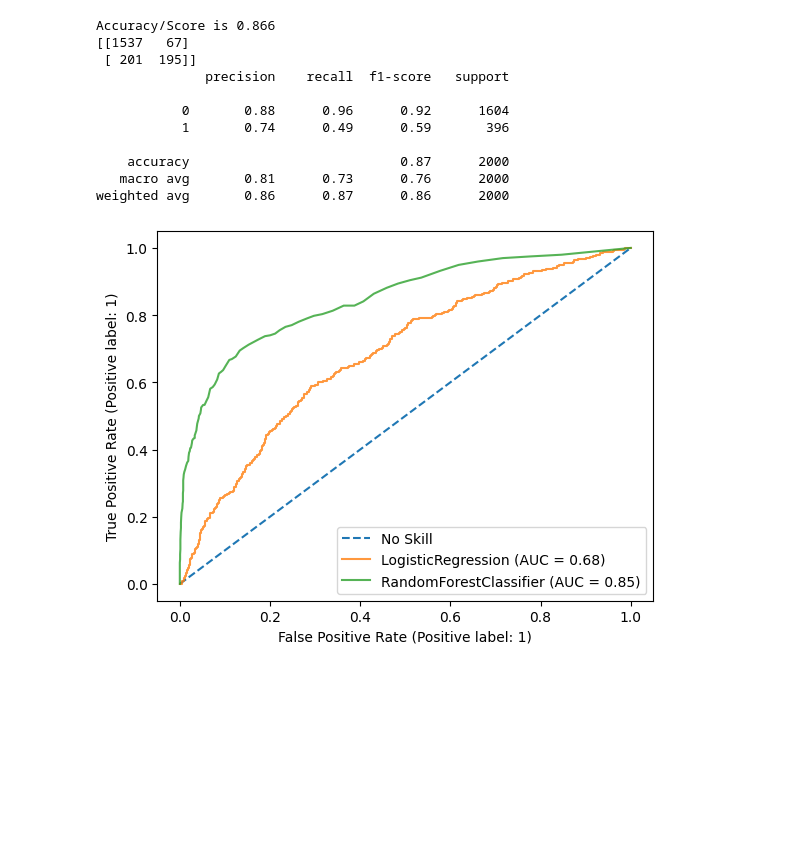
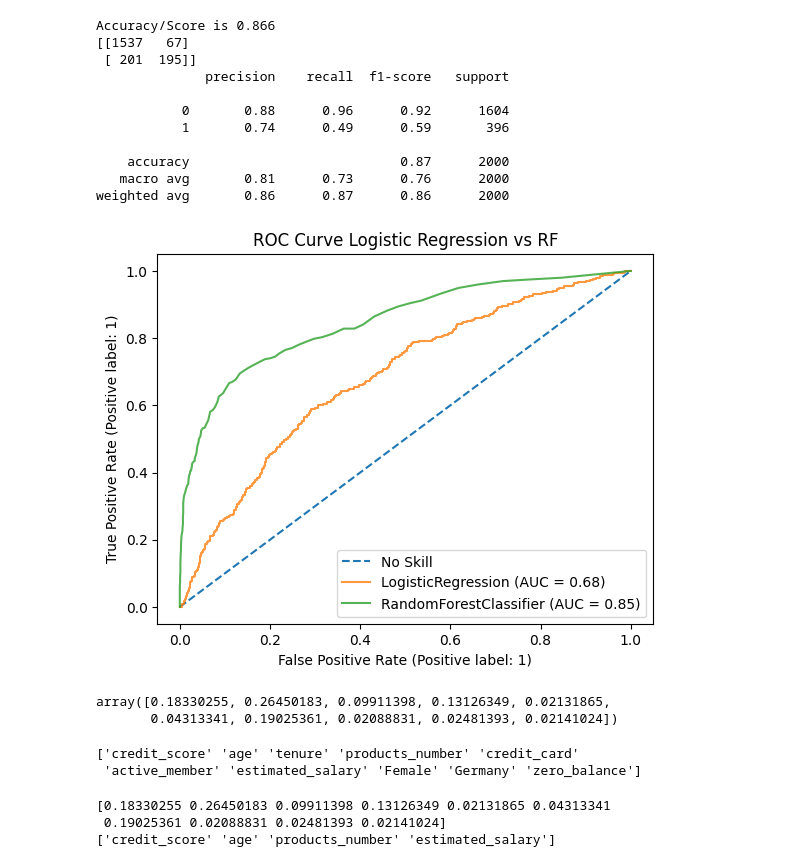
Before and after one commit to mmwitters/CDA_Project, a Jupyter notebook: Final Project.ipynb, the cells around one changed output. Saved outputs shown, nothing was run; the diff lists cells and outputs as text; code cells hidden in the pictures; blank space fills up the shorter version.

```diff
--- a/Final Project.ipynb
+++ b/Final Project.ipynb
@@ -616,9 +635,14 @@ weighted avg       0.86      0.87      0.86      2000
 # %%
 ax = plt.gca()
 plt.plot([0, 1], [0, 1], linestyle="--", label='No Skill')
 log_disp.plot(ax=ax, alpha=0.8)
 rfc_disp = RocCurveDisplay.from_estimator(rf, X_test_mod, y_test, ax=ax, alpha=0.8)
-plt.title()
+plt.title("ROC Curve Logistic Regression vs RF")
 plt.show()
 # %% [output]
-[figure, old version]
+[figure, new version]
+# %%
+rf.feature_importances_
+# %% [output]
+array([0.18330255, 0.26450183, 0.09911398, 0.13126349, 0.02131865,
+       0.04313341, 0.19025361, 0.02088831, 0.02481393, 0.02141024])
@@ -624,0 +651,27 @@ plt.show()
+# %%
+feature_names = [
+ 'credit_score',
+ 'age',
+ 'tenure',
+ 'products_number',
+ 'credit_card',
+ 'active_member',
+ 'estimated_salary',
+ 'Female',
+ 'Germany',
+ 'zero_balance']
+
+feature_names = np.array(feature_names)
+print(feature_names)
+# %% [output]
+['credit_score' 'age' 'tenure' 'products_number' 'credit_card'
+ 'active_member' 'estimated_salary' 'Female' 'Germany' 'zero_balance']
+# %%
+importances = rf.feature_importances_
+print(importances)
+important_names = feature_names[importances > np.mean(importances)]
+print(important_names)
+# %% [output]
+[0.18330255 0.26450183 0.09911398 0.13126349 0.02131865 0.04313341
+ 0.19025361 0.02088831 0.02481393 0.02141024]
+['credit_score' 'age' 'products_number' 'estimated_salary']
```
Also changed, not shown: parts of 4 cells of this notebook.
